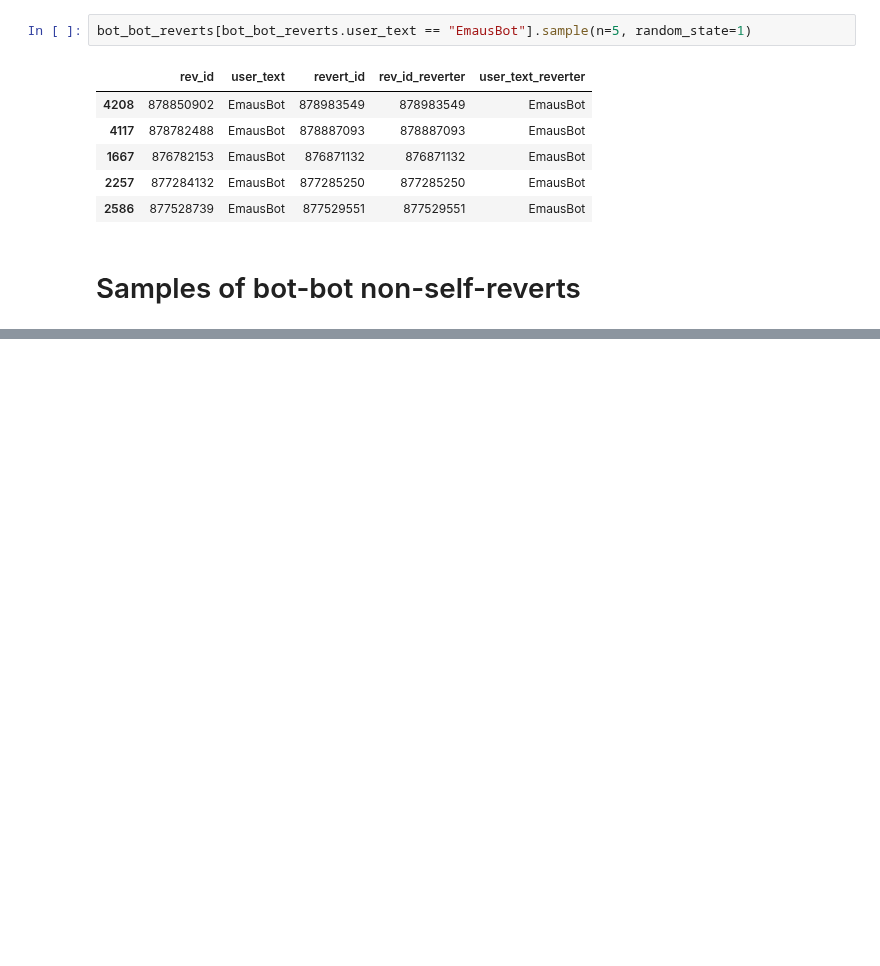
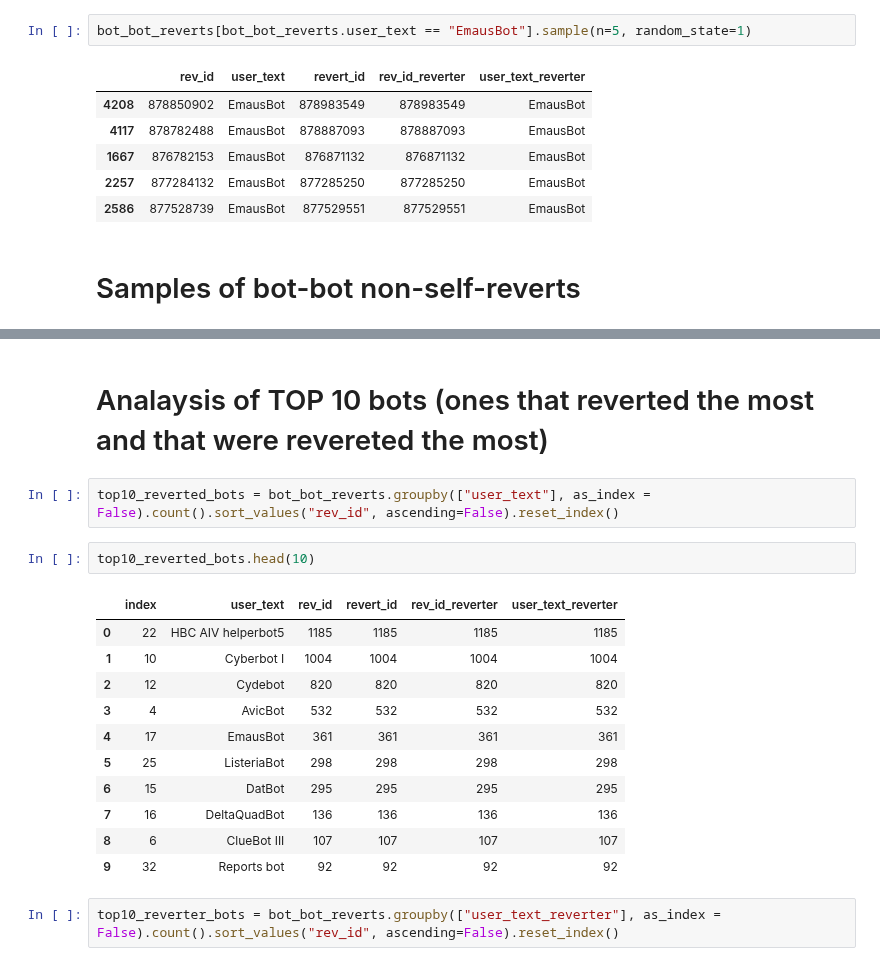
Before and after one commit to levon003/wiki-ores-feedback, a Jupyter notebook: reu2021/bot_reverts_analyses.ipynb, the cells around one changed output, grey strips where cells are left out. Saved outputs shown, nothing was run; the diff lists cells and outputs as text; blank space fills up the shorter version.

```diff
--- a/reu2021/bot_reverts_analyses.ipynb
+++ b/reu2021/bot_reverts_analyses.ipynb
@@ -206,0 +287,21 @@ Samples of bot-bot non-self-reverts
+# %% [markdown]
+Analaysis of TOP 10 bots (ones that reverted the most and that were revereted the most)
+==
+# %%
+top10_reverted_bots = bot_bot_reverts.groupby(["user_text"], as_index = False).count().sort_values("rev_id", ascending=False).reset_index()
+# %%
+top10_reverted_bots.head(10)
+# %% [output]
+|  | index | user_text | rev_id | revert_id | rev_id_reverter | user_text_reverter |
+| 0 | 22 | HBC AIV helperbot5 | 1185 | 1185 | 1185 | 1185 |
+| 1 | 10 | Cyberbot I | 1004 | 1004 | 1004 | 1004 |
+| 2 | 12 | Cydebot | 820 | 820 | 820 | 820 |
+| 3 | 4 | AvicBot | 532 | 532 | 532 | 532 |
+| 4 | 17 | EmausBot | 361 | 361 | 361 | 361 |
+| 5 | 25 | ListeriaBot | 298 | 298 | 298 | 298 |
+| 6 | 15 | DatBot | 295 | 295 | 295 | 295 |
+| 7 | 16 | DeltaQuadBot | 136 | 136 | 136 | 136 |
+| 8 | 6 | ClueBot III | 107 | 107 | 107 | 107 |
+| 9 | 32 | Reports bot | 92 | 92 | 92 | 92 |
+# %%
+top10_reverter_bots = bot_bot_reverts.groupby(["user_text_reverter"], as_index = False).count().sort_values("rev_id", ascending=False).reset_index()
```
Also changed, not shown: parts of 23 cells of this notebook.
